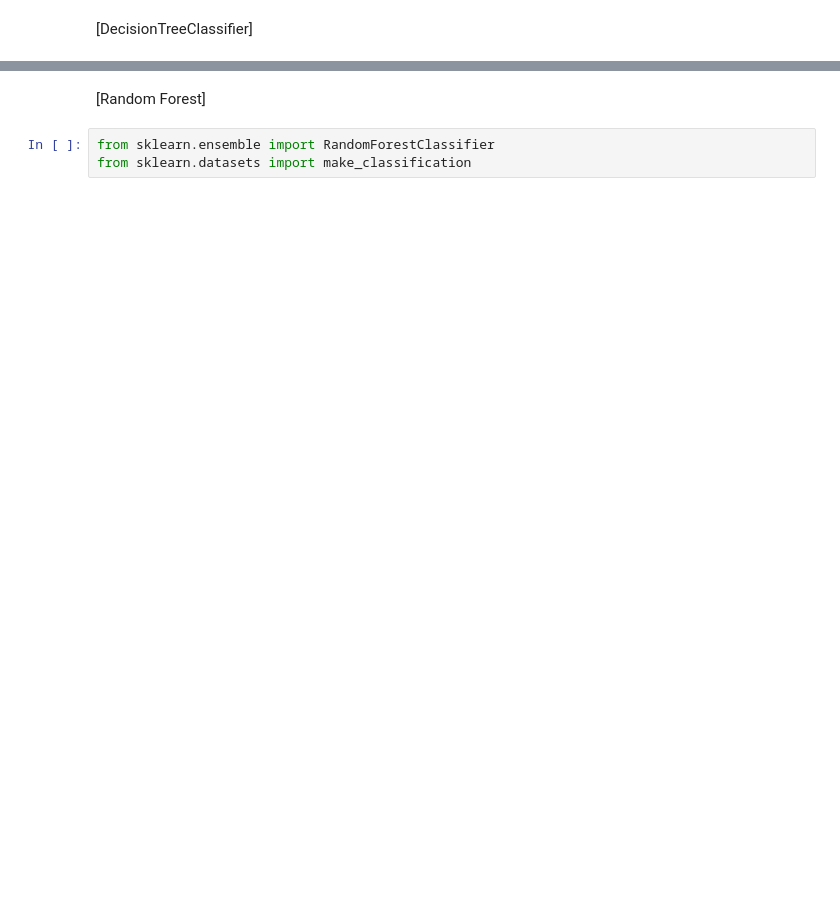
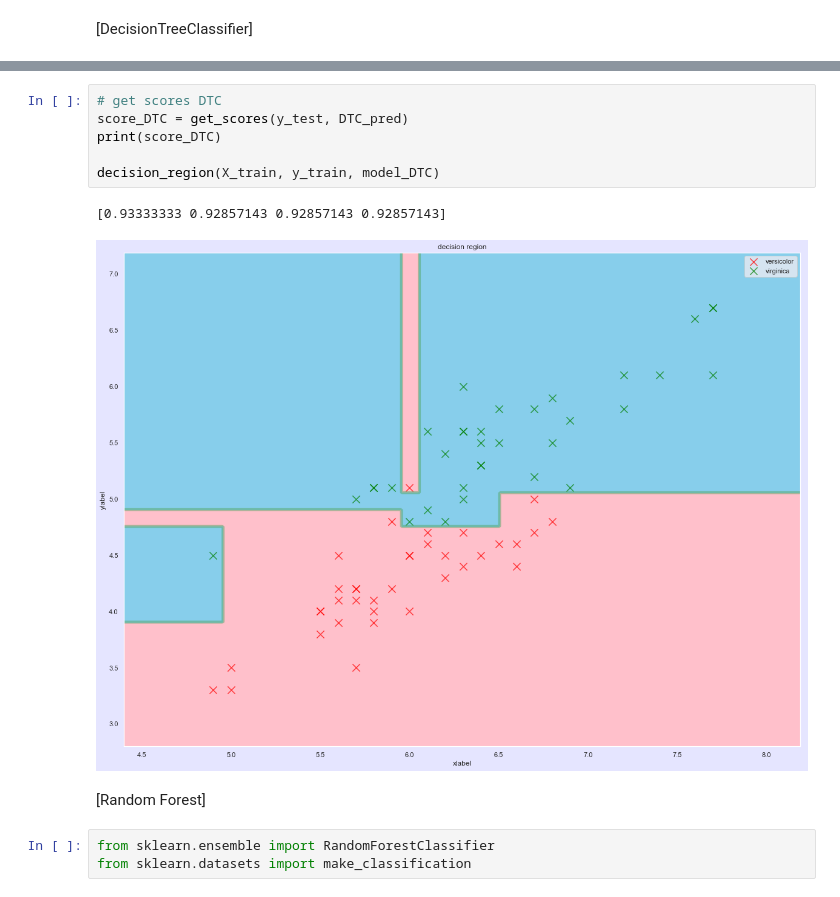
Before and after one commit to Yohei-Kawakami/diveintocode-ml, a Jupyter notebook: week4/week4-work1.ipynb, the cells around one changed output, grey strips where cells are left out. Drawn from its saved outputs; the diff is of its cells as text; blank space fills up the shorter version.

```diff
--- a/week4/week4-work1.ipynb
+++ b/week4/week4-work1.ipynb
@@ -568,3 +555,12 @@ graph
+# %%
+# get scores DTC
+score_DTC = get_scores(y_test, DTC_pred)
+print(score_DTC)
+
+decision_region(X_train, y_train, model_DTC)
+# %% [output]
+[0.93333333 0.92857143 0.92857143 0.92857143]
+[figure, added]
 # %% [markdown]
 [Random Forest]
 # %%
```
Also changed, not shown: parts of 34 cells of this notebook.
